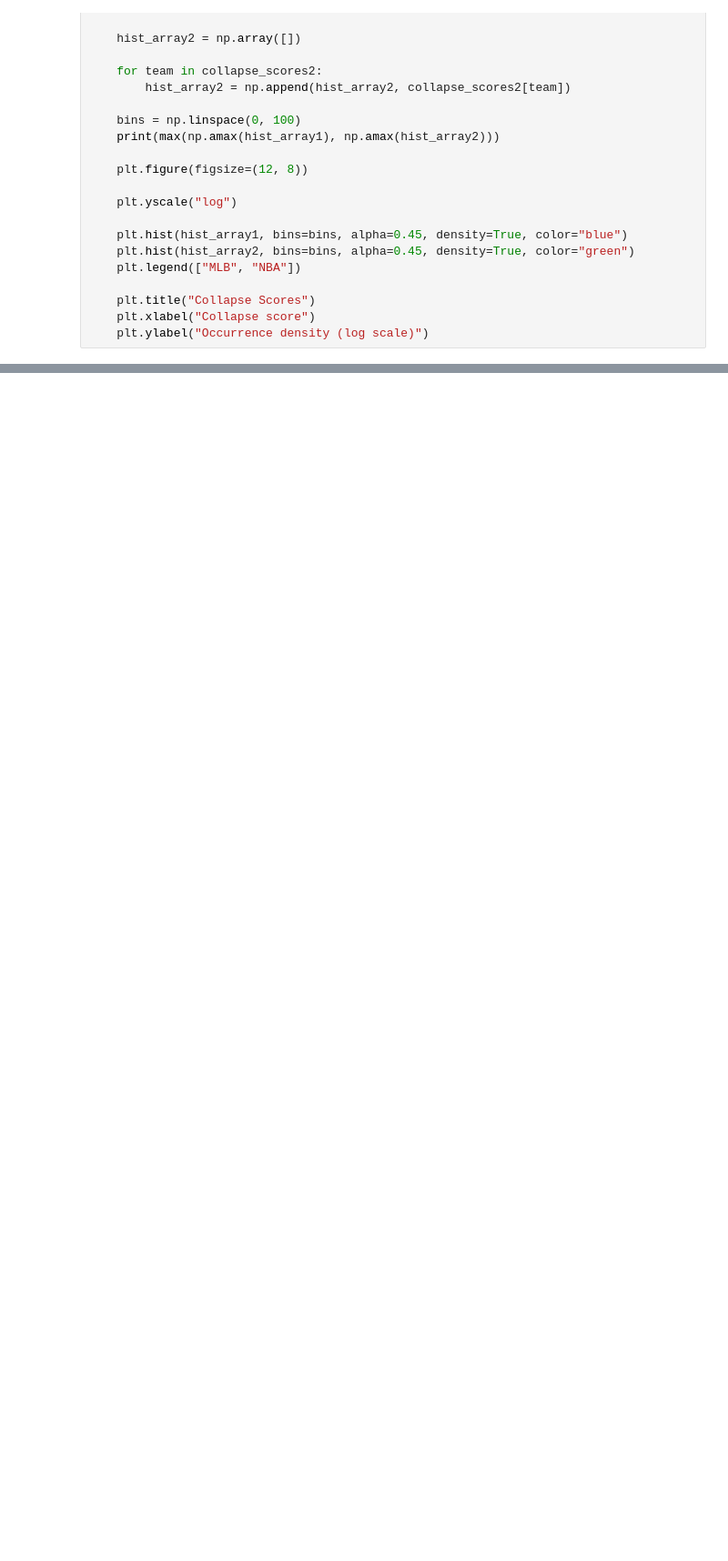
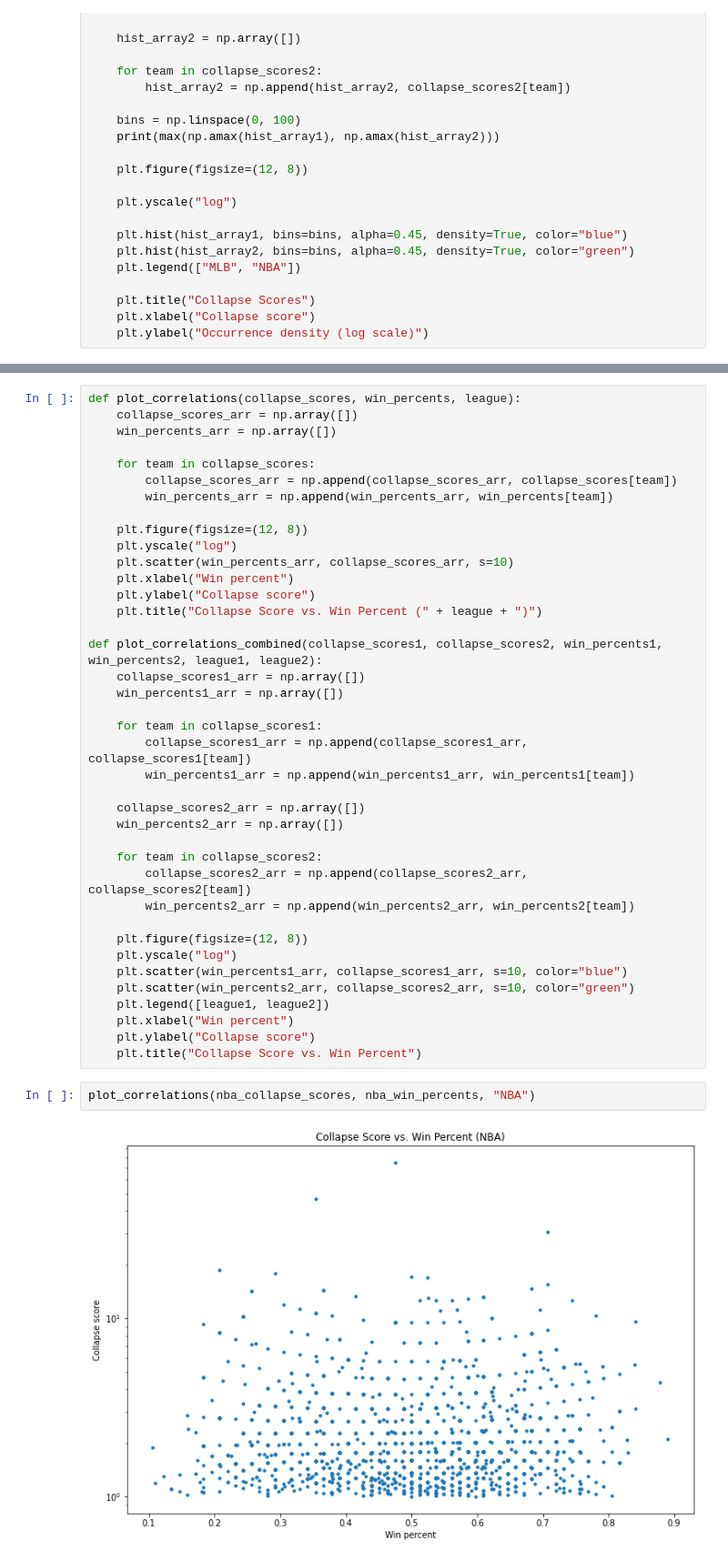
Before and after one commit to arpanlaha/math199-project-2, a Jupyter notebook: collapses.ipynb, the cells around one changed output, grey strips where cells are left out. Shown: that part at 91% size. Saved outputs shown, nothing was run; the diff lists cells and outputs as text; blank space fills up the shorter version.

```diff
--- a/collapses.ipynb
+++ b/collapses.ipynb
@@ -194,0 +240,43 @@ mlb_collapse_scores, mlb_team_years, win_percents
+# %%
+def plot_correlations(collapse_scores, win_percents, league):
+    collapse_scores_arr = np.array([])
+    win_percents_arr = np.array([])
+
+    for team in collapse_scores:
+        collapse_scores_arr = np.append(collapse_scores_arr, collapse_scores[team])
+        win_percents_arr = np.append(win_percents_arr, win_percents[team])
+
+    plt.figure(figsize=(12, 8))
+    plt.yscale("log")
+    plt.scatter(win_percents_arr, collapse_scores_arr, s=10)
+    plt.xlabel("Win percent")
+    plt.ylabel("Collapse score")
+    plt.title("Collapse Score vs. Win Percent (" + league + ")")
+
+def plot_correlations_combined(collapse_scores1, collapse_scores2, win_percents1, win_percents2, league1, league2):
+    collapse_scores1_arr = np.array([])
+    win_percents1_arr = np.array([])
+
+    for team in collapse_scores1:
+        collapse_scores1_arr = np.append(collapse_scores1_arr, collapse_scores1[team])
+        win_percents1_arr = np.append(win_percents1_arr, win_percents1[team])
+
+    collapse_scores2_arr = np.array([])
+    win_percents2_arr = np.array([])
+
+    for team in collapse_scores2:
+        collapse_scores2_arr = np.append(collapse_scores2_arr, collapse_scores2[team])
+        win_percents2_arr = np.append(win_percents2_arr, win_percents2[team])
+
+    plt.figure(figsize=(12, 8))
+    plt.yscale("log")
+    plt.scatter(win_percents1_arr, collapse_scores1_arr, s=10, color="blue")
+    plt.scatter(win_percents2_arr, collapse_scores2_arr, s=10, color="green")
+    plt.legend([league1, league2])
+    plt.xlabel("Win percent")
+    plt.ylabel("Collapse score")
+    plt.title("Collapse Score vs. Win Percent")
+# %%
+plot_correlations(nba_collapse_scores, nba_win_percents, "NBA")
+# %% [output]
+[figure, added]
```
Also changed, not shown: parts of 14 cells of this notebook.
